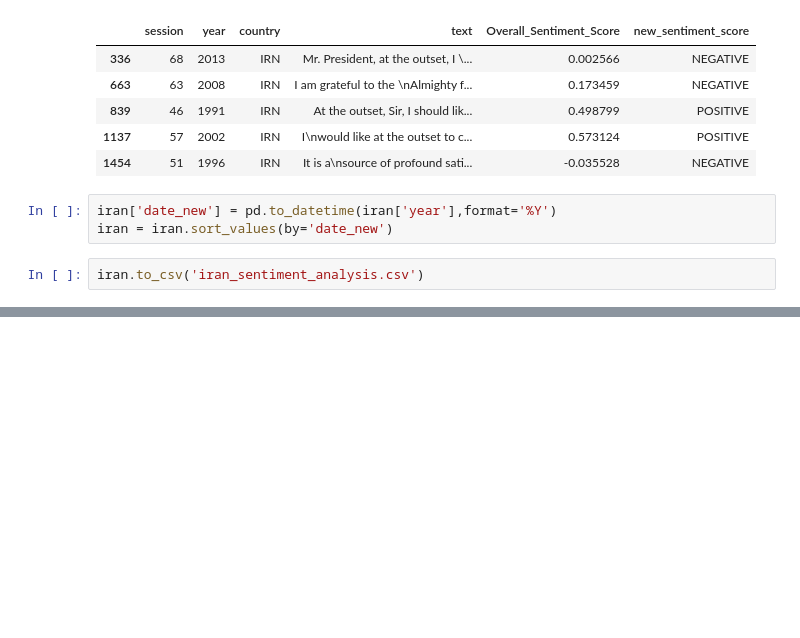
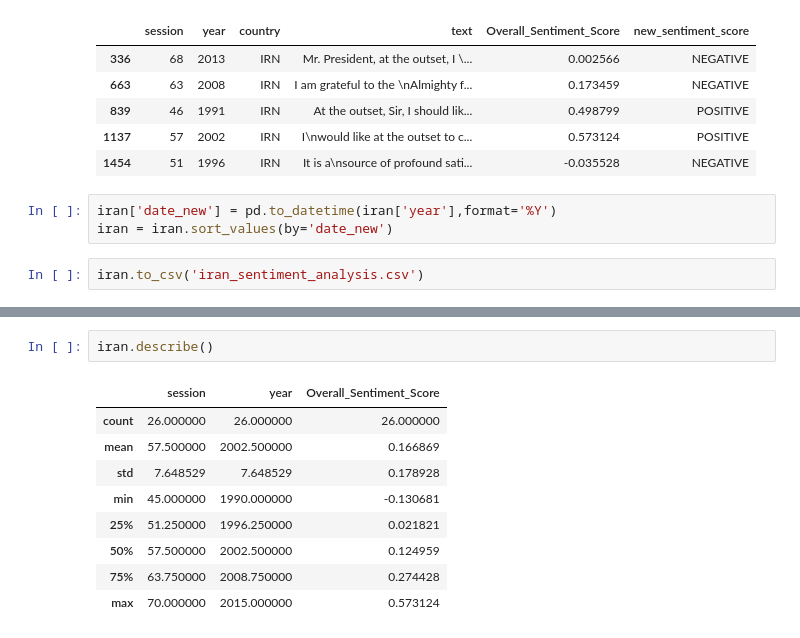
Before and after one commit to yasmeeenm/conflict_prediction, a Jupyter notebook: yasmeen_folder/PoliticalSpeeches.ipynb, the cells around one changed output, grey strips where cells are left out. Cells and saved outputs as stored; diff of their text form; blank space fills up the shorter version.

```diff
--- a/yasmeen_folder/PoliticalSpeeches.ipynb
+++ b/yasmeen_folder/PoliticalSpeeches.ipynb
@@ -200,0 +254,12 @@ px.line(iran.sort_values(by='date_new'), x="date_new", y="Overall_Sentiment_Scor
+# %%
+iran.describe()
+# %% [output]
+|  | session | year | Overall_Sentiment_Score |
+| count | 26.000000 | 26.000000 | 26.000000 |
+| mean | 57.500000 | 2002.500000 | 0.166869 |
+| std | 7.648529 | 7.648529 | 0.178928 |
+| min | 45.000000 | 1990.000000 | -0.130681 |
+| 25% | 51.250000 | 1996.250000 | 0.021821 |
+| 50% | 57.500000 | 2002.500000 | 0.124959 |
+| 75% | 63.750000 | 2008.750000 | 0.274428 |
+| max | 70.000000 | 2015.000000 | 0.573124 |
```
Also changed, not shown: parts of 10 cells of this notebook.
